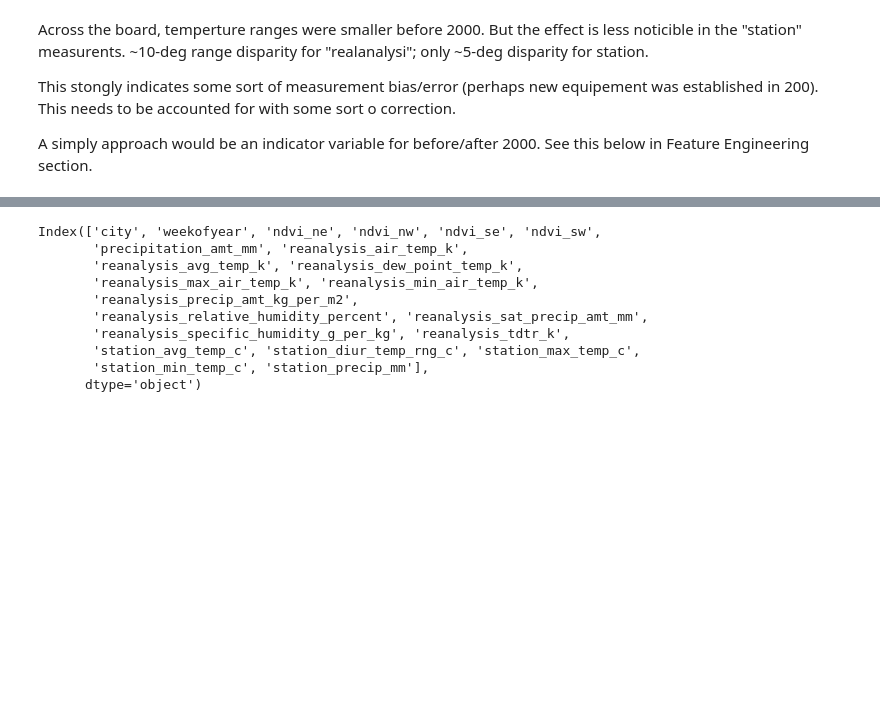
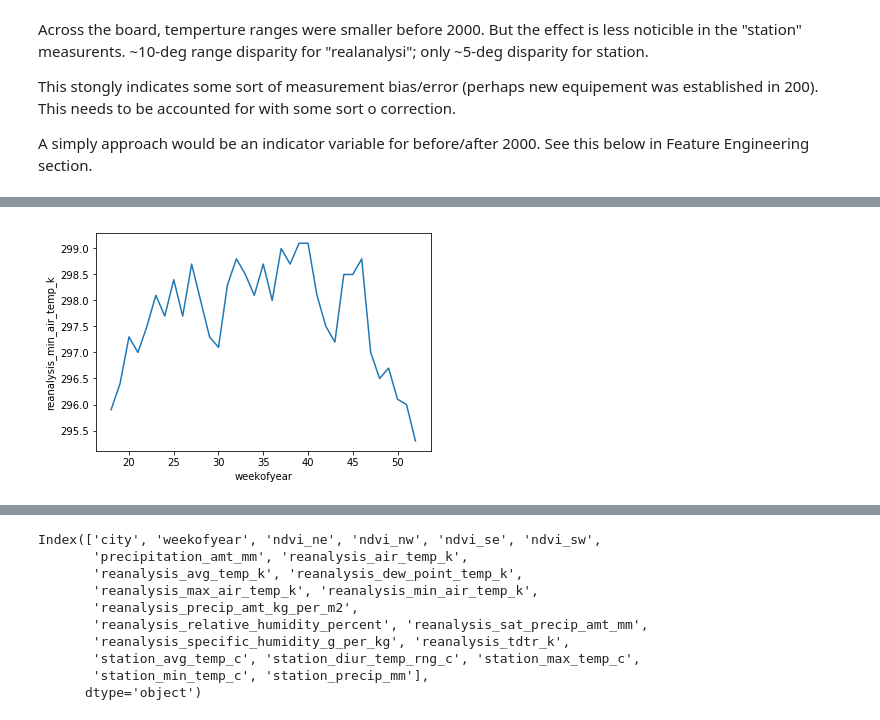
Before and after one commit to ewellsgray/data_science, a Jupyter notebook: dengue/dengue_predict.ipynb, the cells around one changed output, grey strips where cells are left out. Cells and saved outputs as stored; diff of their text form; code cells hidden in the pictures; blank space fills up the shorter version.

```diff
--- a/dengue/dengue_predict.ipynb
+++ b/dengue/dengue_predict.ipynb
@@ -378,0 +434,6 @@ A simply approach would be an indicator variable for before/after 2000. See this
+# %%
+att = 'reanalysis_min_air_temp_k'
+Year = df.year.min()
+plot_v_week(df, att, Year)
+# %% [output]
+[figure, added]
```
Also changed, not shown: parts of 63 cells of this notebook.
